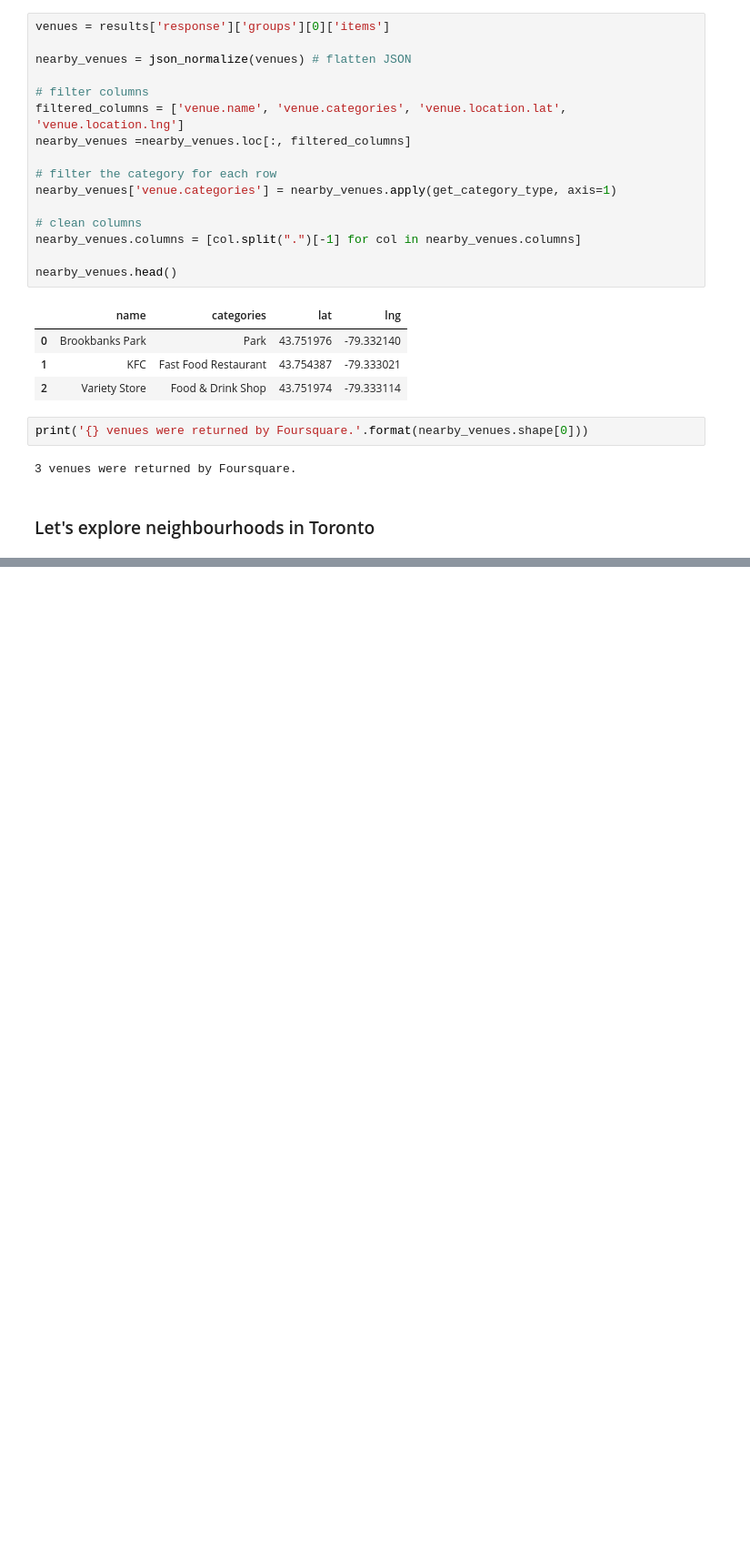
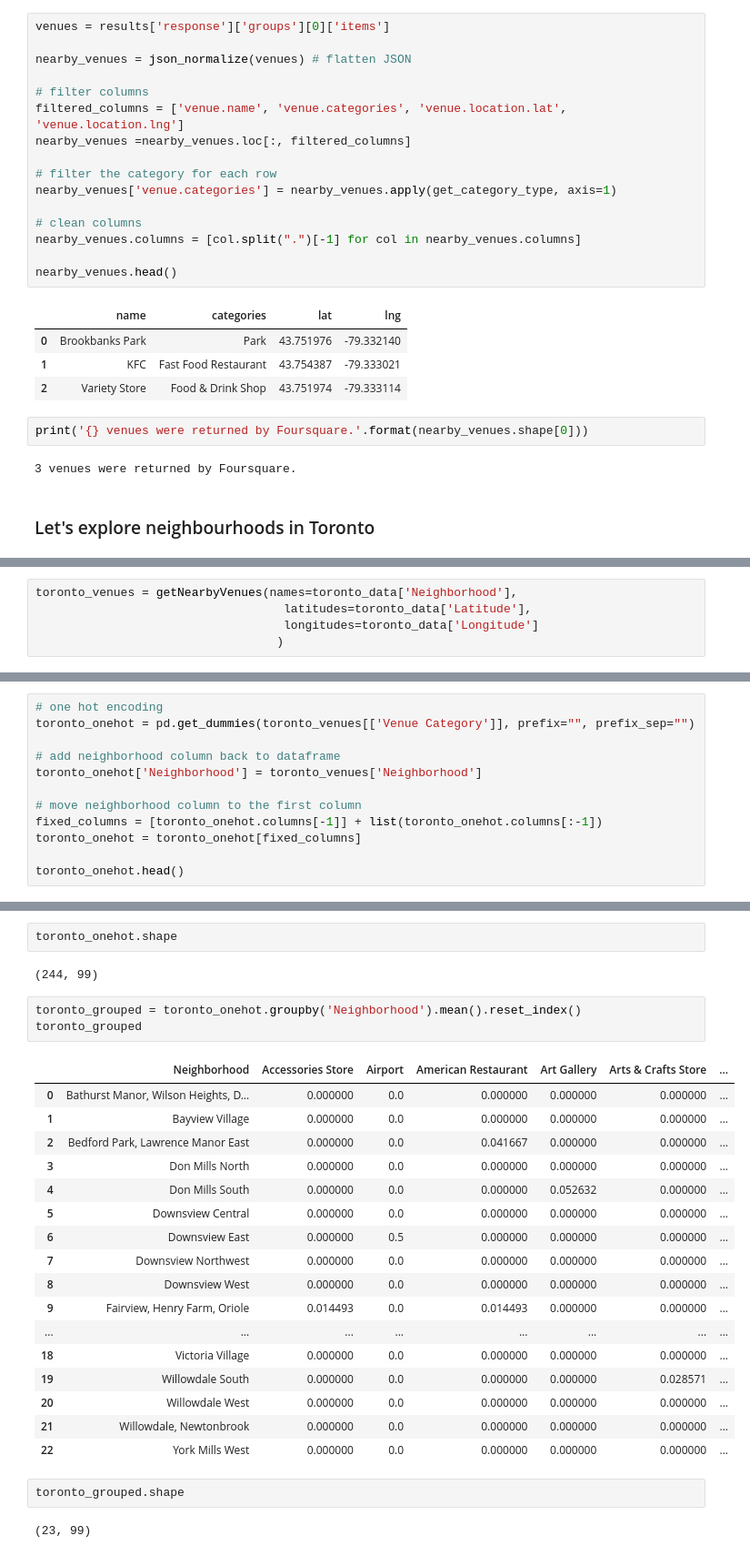
Before and after one commit to victoravalbuena/Coursera_Capstone, a Jupyter notebook: CAPSTONE Project.ipynb, the cells around one changed output, grey strips where cells are left out. Shown at 91% size. Drawn from its saved outputs; the diff is of its cells as text; blank space fills up the shorter version.

```diff
--- a/CAPSTONE Project.ipynb
+++ b/CAPSTONE Project.ipynb
@@ -292,0 +333,5 @@ print('{} venues were returned by Foursquare.'.format(nearby_venues.shape[0]))
+# %%
+toronto_venues = getNearbyVenues(names=toronto_data['Neighborhood'],
+                                   latitudes=toronto_data['Latitude'],
+                                   longitudes=toronto_data['Longitude']
+                                  )
@@ -292,0 +394,12 @@ print('{} venues were returned by Foursquare.'.format(nearby_venues.shape[0]))
+# %%
+# one hot encoding
+toronto_onehot = pd.get_dummies(toronto_venues[['Venue Category']], prefix="", prefix_sep="")
+
+# add neighborhood column back to dataframe
+toronto_onehot['Neighborhood'] = toronto_venues['Neighborhood']
+
+# move neighborhood column to the first column
+fixed_columns = [toronto_onehot.columns[-1]] + list(toronto_onehot.columns[:-1])
+toronto_onehot = toronto_onehot[fixed_columns]
+
+toronto_onehot.head()
@@ -292,0 +413,29 @@ print('{} venues were returned by Foursquare.'.format(nearby_venues.shape[0]))
+# %%
+toronto_onehot.shape
+# %% [output]
+(244, 99)
+# %%
+toronto_grouped = toronto_onehot.groupby('Neighborhood').mean().reset_index()
+toronto_grouped
+# %% [output]
+|  | Neighborhood | Accessories Store | Airport | American Restaurant | Art Gallery | Arts & Crafts Store | ... |
+| 0 | Bathurst Manor, Wilson Heights, D... | 0.000000 | 0.0 | 0.000000 | 0.000000 | 0.000000 | ... |
+| 1 | Bayview Village | 0.000000 | 0.0 | 0.000000 | 0.000000 | 0.000000 | ... |
+| 2 | Bedford Park, Lawrence Manor East | 0.000000 | 0.0 | 0.041667 | 0.000000 | 0.000000 | ... |
+| 3 | Don Mills North | 0.000000 | 0.0 | 0.000000 | 0.000000 | 0.000000 | ... |
+| 4 | Don Mills South | 0.000000 | 0.0 | 0.000000 | 0.052632 | 0.000000 | ... |
+| 5 | Downsview Central | 0.000000 | 0.0 | 0.000000 | 0.000000 | 0.000000 | ... |
+| 6 | Downsview East | 0.000000 | 0.5 | 0.000000 | 0.000000 | 0.000000 | ... |
+| 7 | Downsview Northwest | 0.000000 | 0.0 | 0.000000 | 0.000000 | 0.000000 | ... |
+| 8 | Downsview West | 0.000000 | 0.0 | 0.000000 | 0.000000 | 0.000000 | ... |
+| 9 | Fairview, Henry Farm, Oriole | 0.014493 | 0.0 | 0.014493 | 0.000000 | 0.000000 | ... |
+| ... | ... | ... | ... | ... | ... | ... | ... |
+| 18 | Victoria Village | 0.000000 | 0.0 | 0.000000 | 0.000000 | 0.000000 | ... |
+| 19 | Willowdale South | 0.000000 | 0.0 | 0.000000 | 0.000000 | 0.028571 | ... |
+| 20 | Willowdale West | 0.000000 | 0.0 | 0.000000 | 0.000000 | 0.000000 | ... |
+| 21 | Willowdale, Newtonbrook | 0.000000 | 0.0 | 0.000000 | 0.000000 | 0.000000 | ... |
+| 22 | York Mills West | 0.000000 | 0.0 | 0.000000 | 0.000000 | 0.000000 | ... |
+# %%
+toronto_grouped.shape
+# %% [output]
+(23, 99)
```
Also changed, not shown: parts of 15 cells of this notebook.
